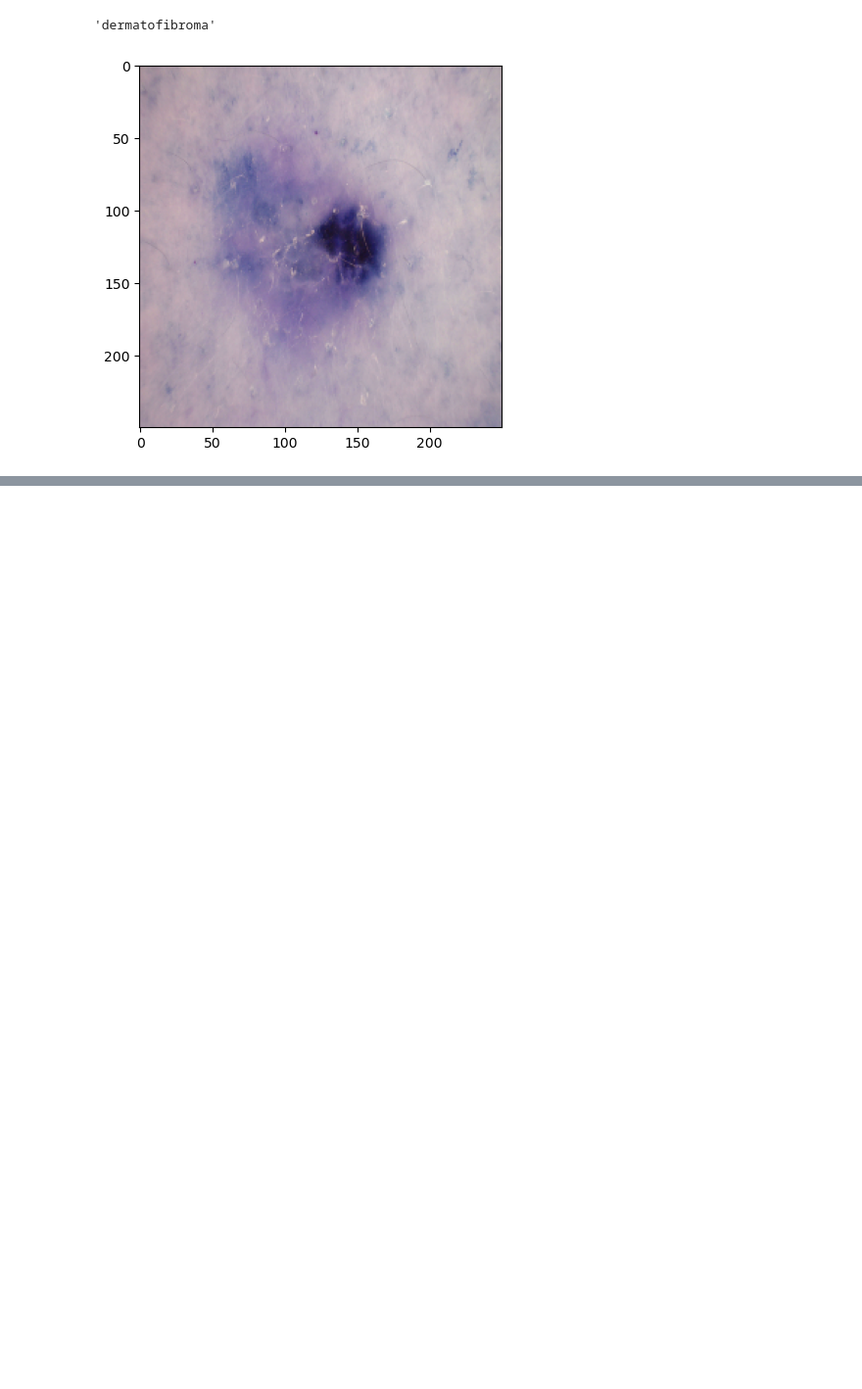
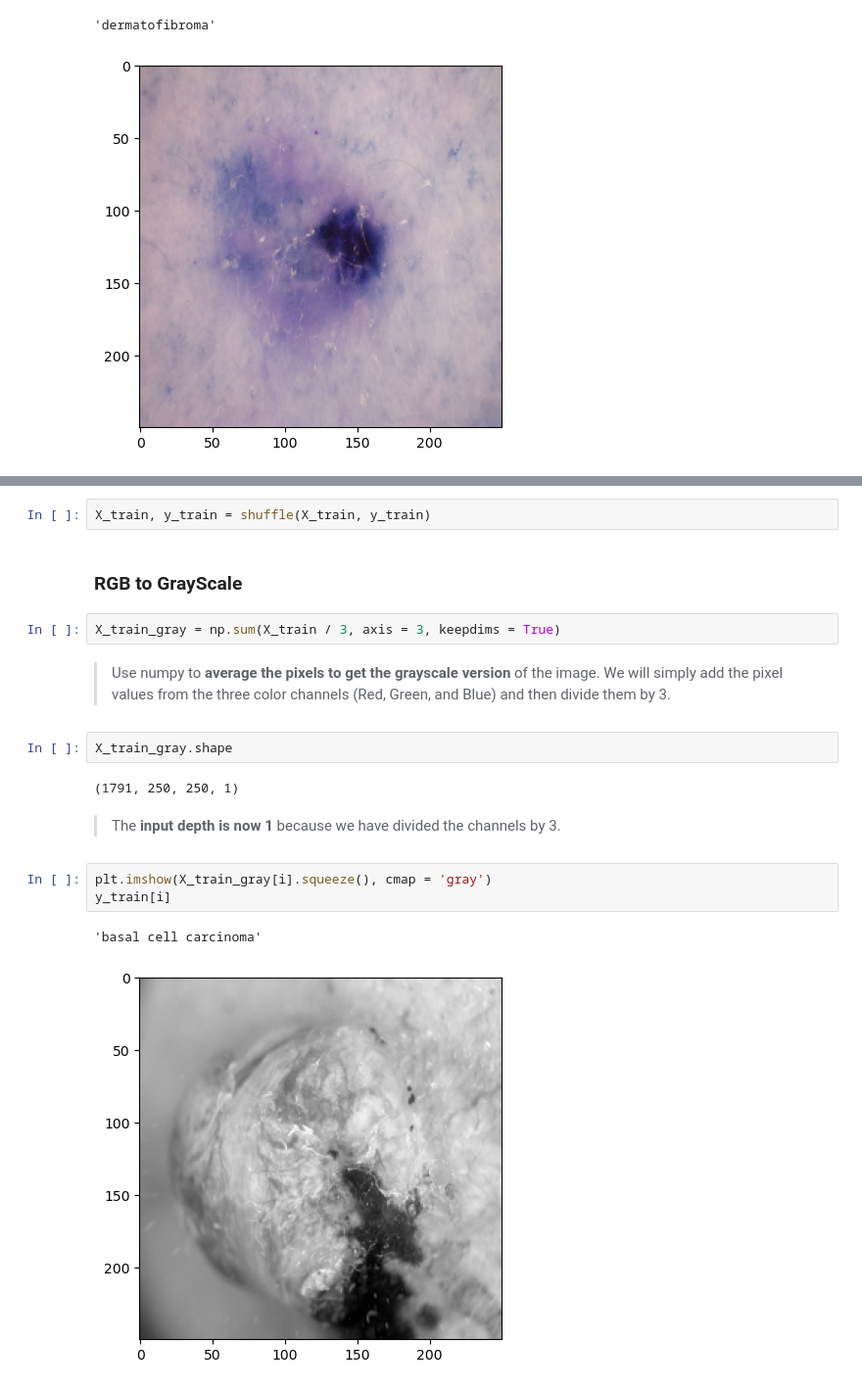
Before and after one commit to redayzarra/ml-skincancer-project, a Jupyter notebook: Skin_ Cancer_Classification.ipynb, the cells around one changed output, grey strips where cells are left out. Shown at 98% size. Drawn from its saved outputs; the diff is of its cells as text; blank space fills up the shorter version.

Commit message:
Grayscaling the training images

```diff
--- a/Skin_ Cancer_Classification.ipynb
+++ b/Skin_ Cancer_Classification.ipynb
@@ -177,0 +195,20 @@ y_valid[i]
+# %%
+X_train, y_train = shuffle(X_train, y_train)
+# %% [markdown]
+### RGB to GrayScale
+# %%
+X_train_gray = np.sum(X_train / 3, axis = 3, keepdims = True)
+# %% [markdown]
+> Use numpy to **average the pixels to get the grayscale version** of the image. We will simply add the pixel values from the three color channels (Red, Green, and Blue) and then divide them by 3.
+# %%
+X_train_gray.shape
+# %% [output]
+(1791, 250, 250, 1)
+# %% [markdown]
+> The **input depth is now 1** because we have divided the channels by 3.
+# %%
+plt.imshow(X_train_gray[i].squeeze(), cmap = 'gray')
+y_train[i]
+# %% [output]
+'basal cell carcinoma'
+[figure, added]
```
Also changed, not shown: parts of 7 cells of this notebook.
